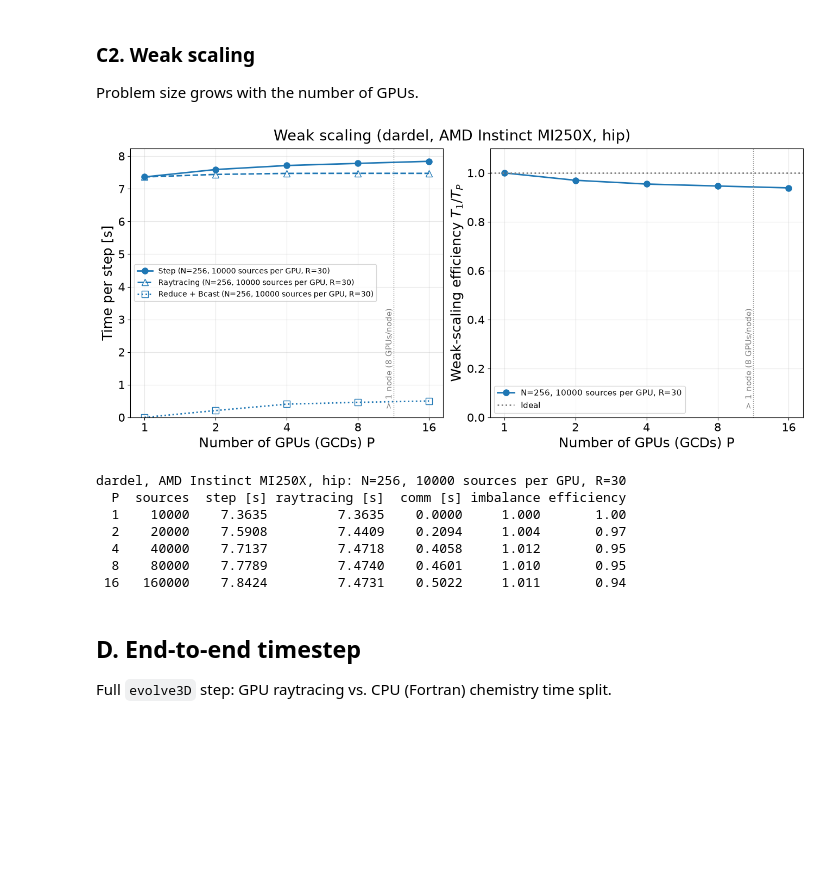
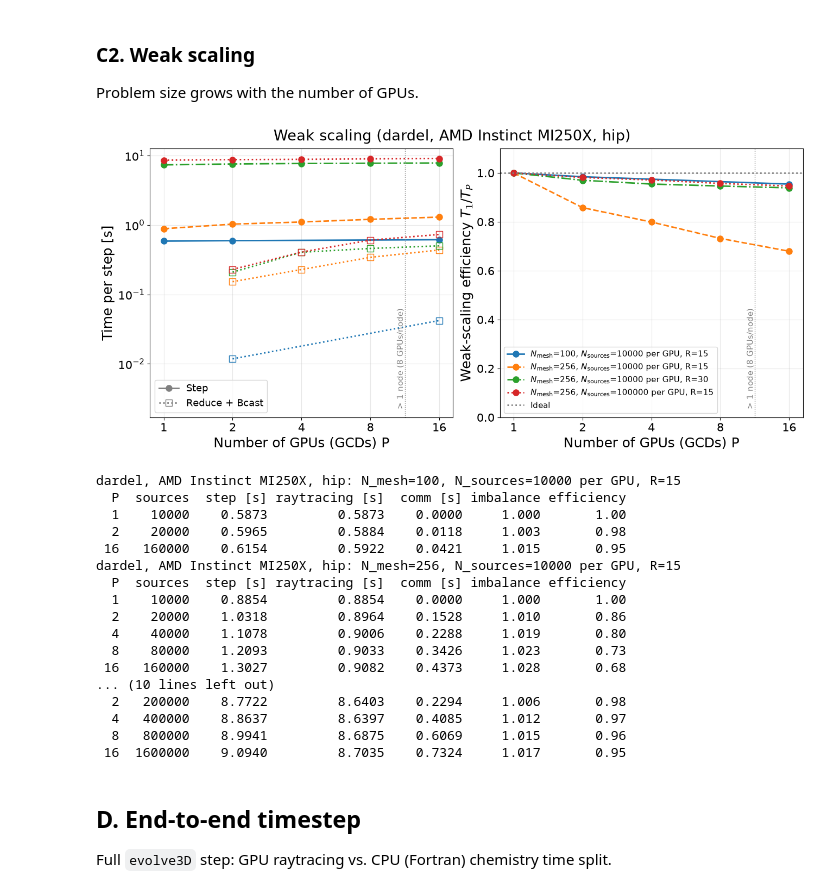
Before and after one commit to cosmic-reionization/pyC2Ray, a Jupyter notebook: examples/benchmarks/pyc2ray_benchmarks_dardel.ipynb, the cells around one changed output. Drawn from its saved outputs; the diff is of its cells as text; code cells hidden in the pictures; blank space fills up the shorter version.

```diff
--- a/examples/benchmarks/pyc2ray_benchmarks_dardel.ipynb
+++ b/examples/benchmarks/pyc2ray_benchmarks_dardel.ipynb
@@ -423,12 +451,14 @@ if runs:
     fig, axs = plt.subplots(1, 2, figsize=(13, 6), constrained_layout=True)
     leg = title(fig, 'Strong scaling', runs)
     P_all = sorted({r['nprocs'] for recs in cases.values() for r in recs})
-    for i, ((lab, N, radius, nsrc), recs) in enumerate(sorted(cases.items())):
+    order = sorted(cases, key=lambda k: (k[0], k[1], k[3], rkey(k[2])))  # system, N_mesh, N_sources, R
+    for i, (lab, N, radius, nsrc) in enumerate(order):
+        recs = cases[(lab, N, radius, nsrc)]
         recs = sorted(recs, key=lambda r: r['nprocs'])
         P = np.array([r['nprocs'] for r in recs])
         step = np.array([r['time_median_s'] for r in recs])
         run = next(run for run in runs if label(run) == lab)
-        case = leg(run, f'N={N}, {nsrc} sources, R={radius}')
+        case = leg(run, case_label(N=N, nsrc=nsrc, R=radius))
         axs[0].loglog(P, step, marker='o', label=f'Step ({case})', **style(i))
         multi = P > 1  # nothing to communicate with one GPU
         axs[0].loglog(P[multi], np.array([r['t_comm_median_s'] for r in recs])[multi], marker='s', mfc='none',
@@ -444,12 +474,13 @@ if runs:
         ax.grid(True, which='both', alpha=0.3)
         ax.set_xticks(P_all, [str(x) for x in P_all])
         ax.minorticks_off()
-    axs[0].legend(loc=0, fontsize=10)
+    line_types(axs[0])
     axs[1].legend(loc=2, fontsize=11)
     plt.show()
 
-    for (lab, N, radius, nsrc), recs in sorted(cases.items()):
-        print(f'{lab}: N={N}, {nsrc} sources, R={radius}')
+    for lab, N, radius, nsrc in order:
+        recs = cases[(lab, N, radius, nsrc)]
+        print(f'{lab}: N_mesh={N}, N_sources={nsrc}, R={radius}')
         print(f"{'P':>3} {'step [s]':>9} {'raytracing [s]':>14} {'comm [s]':>9} {'imbalance':>9} {'speedup':>7} {'efficiency':>10}")
         recs = sorted(recs, key=lambda r: r['nprocs'])
         t1 = recs[0]['time_median_s'] if recs[0]['nprocs'] == 1 else np.nan
@@ -485,52 +519,63 @@ if runs:
             cases.setdefault((label(run), r['mesh_size'], r['radius'], r['sources_per_rank']), []).append(r)
     fig, axs = plt.subplots(1, 2, figsize=(13, 6), constrained_layout=True)
     leg = title(fig, 'Weak scaling', runs)
     P_all = sorted({r['nprocs'] for recs in cases.values() for r in recs})
-    for i, ((lab, N, radius, per), recs) in enumerate(sorted(cases.items())):
+    order = sorted(cases, key=lambda k: (k[0], k[1], k[3], rkey(k[2])))  # system, N_mesh, N_sources per GPU, R
+    for i, (lab, N, radius, per) in enumerate(order):
+        recs = cases[(lab, N, radius, per)]
         recs = sorted(recs, key=lambda r: r['nprocs'])
         P = np.array([r['nprocs'] for r in recs])
         step = np.array([r['time_median_s'] for r in recs])
         run = next(run for run in runs if label(run) == lab)
-        case = leg(run, f'N={N}, {per} sources per GPU, R={radius}')
-        axs[0].semilogx(P, step, marker='o', label=f'Step ({case})', **style(i))
-        axs[0].semilogx(P, [r['t_rt_max_median_s'] for r in recs], marker='^', mfc='none', color=f'C{i % 10}', ls='--',
-                        label=f'Raytracing ({case})')
-        axs[0].semilogx(P, [r['t_comm_median_s'] for r in recs], marker='s', mfc='none', color=f'C{i % 10}', ls=':',
-                        label=f'Reduce + Bcast ({case})')
+        case = leg(run, case_label(N=N, nsrc=per, R=radius, per_gpu=True))
+        axs[0].loglog(P, step, marker='o', label=f'Step ({case})', **style(i))
+        multi = P > 1  # nothing to communicate with one GPU
+        axs[0].loglog(P[multi], np.array([r['t_comm_median_s'] for r in recs])[multi], marker='s', mfc='none',
+                      color=f'C{i % 10}', ls=':', label=f'Reduce + Bcast ({case})')
         if P[0] == 1:
             axs[1].semilogx(P, step[0] / step, marker='o', label=case, **style(i))
     axs[1].axhline(1, color='gray', ls=':', label='Ideal')
     mark_nodes(axs, runs, P_all)
     axs[0].set_ylabel('Time per step [s]')
-    axs[0].set_ylim(bottom=0)
     axs[1].set_ylabel('Weak-scaling efficiency $T_1 / T_P$')
     axs[1].set_ylim(0, 1.1)
     for ax in axs:
         ax.set_xlabel('Number of GPUs (GCDs) P')
         ax.grid(True, which='both', alpha=0.3)
         ax.set_xticks(P_all, [str(x) for x in P_all])
         ax.minorticks_off()
-    axs[0].legend(loc=0, fontsize=10)
+    line_types(axs[0])
     axs[1].legend(loc=3, fontsize=11)
     plt.show()
 
-    for (lab, N, radius, per), recs in sorted(cases.items()):
-        print(f'{lab}: N={N}, {per} sources per GPU, R={radius}')
+    for lab, N, radius, per in order:
+        recs = cases[(lab, N, radius, per)]
+        print(f'{lab}: N_mesh={N}, N_sources={per} per GPU, R={radius}')
         print(f"{'P':>3} {'sources':>8} {'step [s]':>9} {'raytracing [s]':>14} {'comm [s]':>9} {'imbalance':>9} {'efficiency':>10}")
         recs = sorted(recs, key=lambda r: r['nprocs'])
         t1 = recs[0]['time_median_s'] if recs[0]['nprocs'] == 1 else np.nan
         for r in recs:
             print(f"{r['nprocs']:>3} {r['num_sources']:>8} {r['time_median_s']:9.4f} {r['t_rt_max_median_s']:14.4f} "
                   f"{r['t_comm_median_s']:9.4f} {r['imbalance']:9.3f} {t1 / r['time_median_s']:10.2f}")
 # %% [output]
-[figure, old version]
+[figure, new version]
-dardel, AMD Instinct MI250X, hip: N=256, 10000 sources per GPU, R=30
+dardel, AMD Instinct MI250X, hip: N_mesh=100, N_sources=10000 per GPU, R=15
   P  sources  step [s] raytracing [s]  comm [s] imbalance efficiency
-  1    10000    7.3635         7.3635    0.0000     1.000       1.00
-  2    20000    7.5908         7.4409    0.2094     1.004       0.97
-  4    40000    7.7137         7.4718    0.4058     1.012       0.95
-  8    80000    7.7789         7.4740    0.4601     1.010       0.95
- 16   160000    7.8424         7.4731    0.5022     1.011       0.94
+  1    10000    0.5873         0.5873    0.0000     1.000       1.00
+  2    20000    0.5965         0.5884    0.0118     1.003       0.98
+ 16   160000    0.6154         0.5922    0.0421     1.015       0.95
+dardel, AMD Instinct MI250X, hip: N_mesh=256, N_sources=10000 per GPU, R=15
+  P  sources  step [s] raytracing [s]  comm [s] imbalance efficiency
+  1    10000    0.8854         0.8854    0.0000     1.000       1.00
+  2    20000    1.0318         0.8964    0.1528     1.010       0.86
+  4    40000    1.1078         0.9006    0.2288     1.019       0.80
+  8    80000    1.2093         0.9033    0.3426     1.023       0.73
+ 16   160000    1.3027         0.9082    0.4373     1.028       0.68
+... (10 lines left out)
+  2   200000    8.7722         8.6403    0.2294     1.006       0.98
+  4   400000    8.8637         8.6397    0.4085     1.012       0.97
+  8   800000    8.9941         8.6875    0.6069     1.015       0.96
+ 16  1600000    9.0940         8.7035    0.7324     1.017       0.95
 # %% [markdown]
 ## D. End-to-end timestep
 Full `evolve3D` step: GPU raytracing vs. CPU (Fortran) chemistry time split.
```
Also changed, not shown: parts of 7 cells of this notebook, 30 other files.
